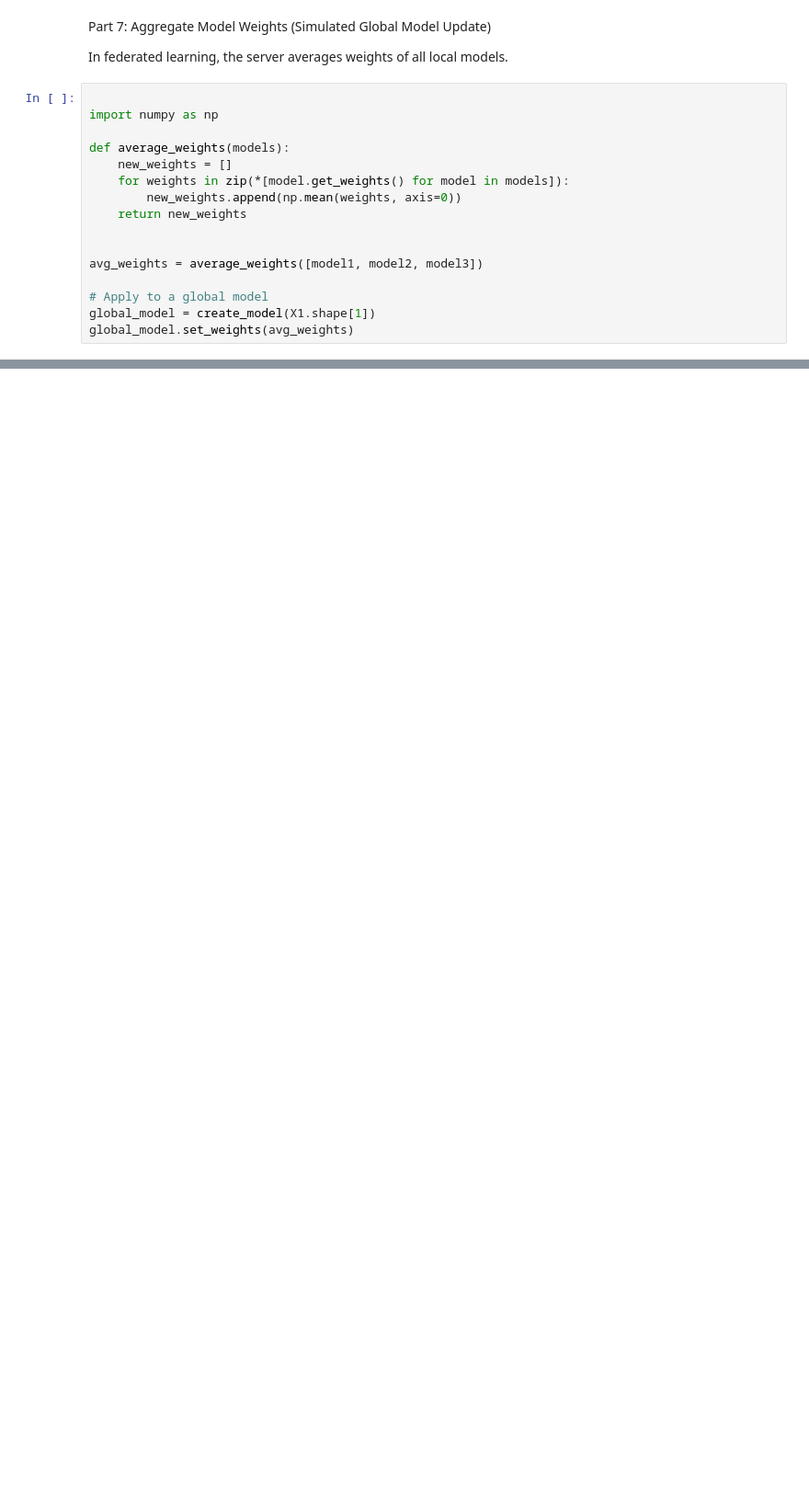
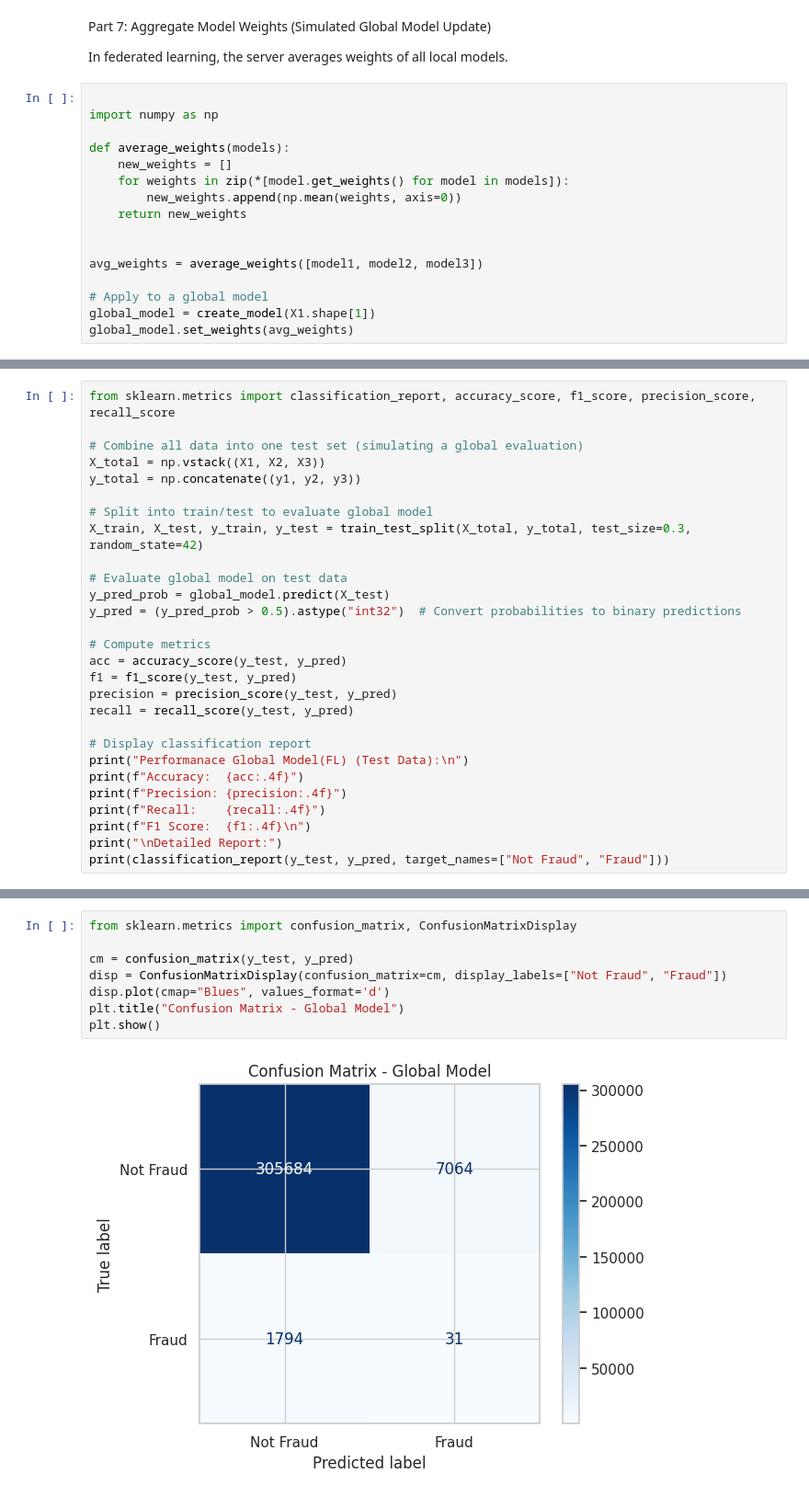
Before and after one commit to abusufianrobin/Credit-Card-Fraud-Detection-using-Ml-and-Federated-Learning-for-Security, a Jupyter notebook: Deep_Learning_Project_FL_for_Credit_card_fraud_detection.ipynb, the cells around one changed output, grey strips where cells are left out. Shown at 92% size. Cells and saved outputs as stored; diff of their text form; blank space fills up the shorter version.

```diff
--- a/Deep_Learning_Project_FL_for_Credit_card_fraud_detection.ipynb
+++ b/Deep_Learning_Project_FL_for_Credit_card_fraud_detection.ipynb
@@ -272,0 +273,28 @@ plt.show()
+# %%
+from sklearn.metrics import classification_report, accuracy_score, f1_score, precision_score, recall_score
+
+# Combine all data into one test set (simulating a global evaluation)
+X_total = np.vstack((X1, X2, X3))
+y_total = np.concatenate((y1, y2, y3))
+
+# Split into train/test to evaluate global model
+X_train, X_test, y_train, y_test = train_test_split(X_total, y_total, test_size=0.3, random_state=42)
+
+# Evaluate global model on test data
+y_pred_prob = global_model.predict(X_test)
+y_pred = (y_pred_prob > 0.5).astype("int32")  # Convert probabilities to binary predictions
+
+# Compute metrics
+acc = accuracy_score(y_test, y_pred)
+f1 = f1_score(y_test, y_pred)
+precision = precision_score(y_test, y_pred)
+recall = recall_score(y_test, y_pred)
+
+# Display classification report
+print("Performanace Global Model(FL) (Test Data):\n")
+print(f"Accuracy:  {acc:.4f}")
+print(f"Precision: {precision:.4f}")
+print(f"Recall:    {recall:.4f}")
+print(f"F1 Score:  {f1:.4f}\n")
+print("\nDetailed Report:")
+print(classification_report(y_test, y_pred, target_names=["Not Fraud", "Fraud"]))
@@ -272,0 +320,10 @@ plt.show()
+# %%
+from sklearn.metrics import confusion_matrix, ConfusionMatrixDisplay
+
+cm = confusion_matrix(y_test, y_pred)
+disp = ConfusionMatrixDisplay(confusion_matrix=cm, display_labels=["Not Fraud", "Fraud"])
+disp.plot(cmap="Blues", values_format='d')
+plt.title("Confusion Matrix - Global Model")
+plt.show()
+# %% [output]
+[figure, added]
```
Also changed, not shown: parts of 12 cells of this notebook.
